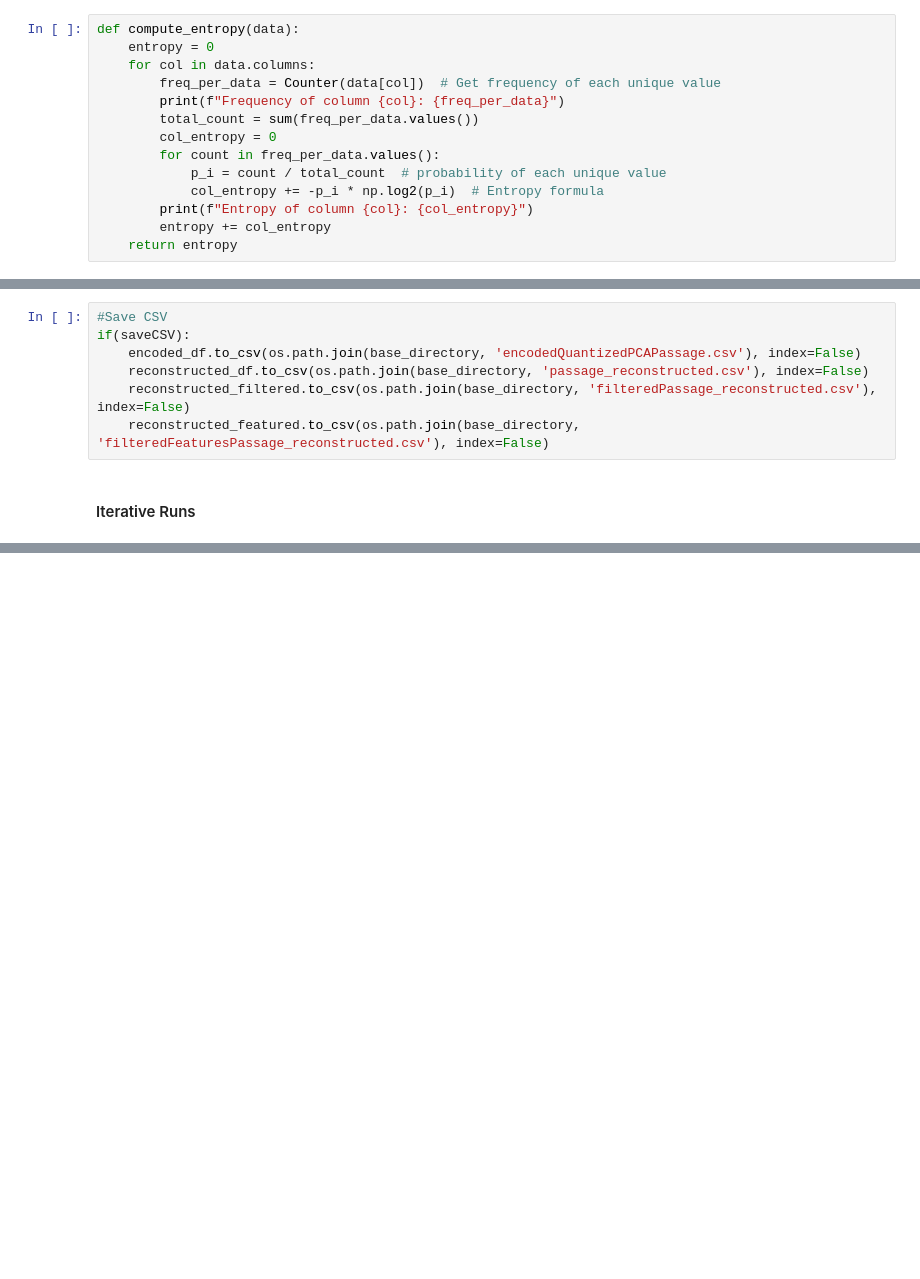
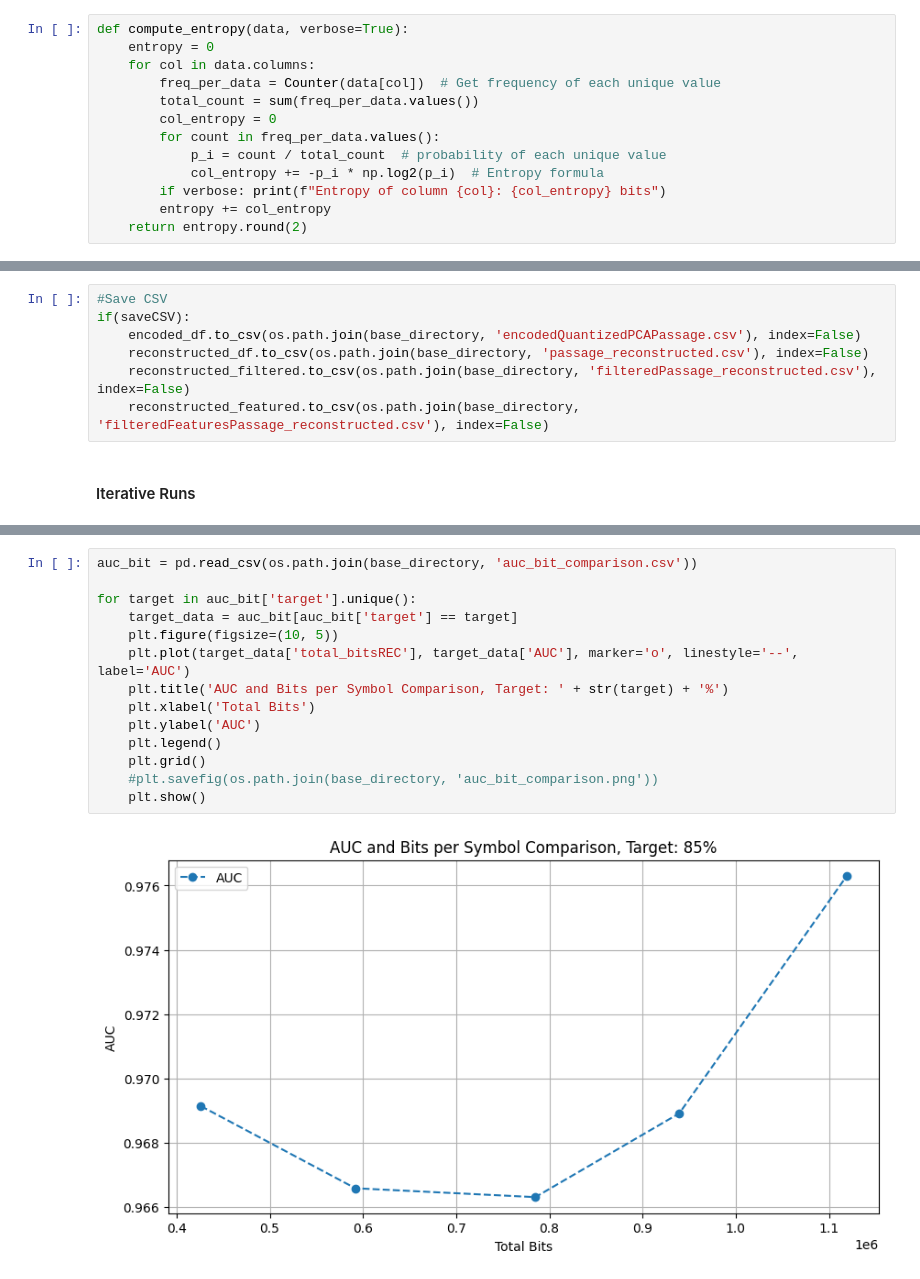
Before and after one commit to PolCeru/CSI-Compression, a Jupyter notebook: passage/PCA_compression_passage.ipynb, the cells around one changed output, grey strips where cells are left out. Cells and saved outputs as stored; diff of their text form; blank space fills up the shorter version.

```diff
--- a/passage/PCA_compression_passage.ipynb
+++ b/passage/PCA_compression_passage.ipynb
@@ -373,19 +416,18 @@ def apply_quantization(reduced_df, lvls):
 # %% [markdown]
 #### Entropy Coding (Huffman)
 # %%
-def compute_entropy(data):
+def compute_entropy(data, verbose=True):
     entropy = 0
     for col in data.columns:
         freq_per_data = Counter(data[col])  # Get frequency of each unique value
-        print(f"Frequency of column {col}: {freq_per_data}")
         total_count = sum(freq_per_data.values())
         col_entropy = 0
         for count in freq_per_data.values():
             p_i = count / total_count  # probability of each unique value
             col_entropy += -p_i * np.log2(p_i)  # Entropy formula
-        print(f"Entropy of column {col}: {col_entropy}")
+        if verbose: print(f"Entropy of column {col}: {col_entropy} bits")
         entropy += col_entropy
-    return entropy
+    return entropy.round(2)
 # %%
 def apply_encoding(df_quantized):
     encoded_df, huffman_codes = apply_huffman_encode_per_feature(df_quantized)
@@ -677,0 +798,16 @@ results_df.to_csv(results_file, index=False)
+# %%
+auc_bit = pd.read_csv(os.path.join(base_directory, 'auc_bit_comparison.csv'))
+
+for target in auc_bit['target'].unique():
+    target_data = auc_bit[auc_bit['target'] == target]
+    plt.figure(figsize=(10, 5))
+    plt.plot(target_data['total_bitsREC'], target_data['AUC'], marker='o', linestyle='--', label='AUC')
+    plt.title('AUC and Bits per Symbol Comparison, Target: ' + str(target) + '%')
+    plt.xlabel('Total Bits')
+    plt.ylabel('AUC')
+    plt.legend()
+    plt.grid()
+    #plt.savefig(os.path.join(base_directory, 'auc_bit_comparison.png'))
+    plt.show()
+# %% [output]
+[figure, added]
```
Also changed, not shown: parts of 14 cells of this notebook, 1 other file.
